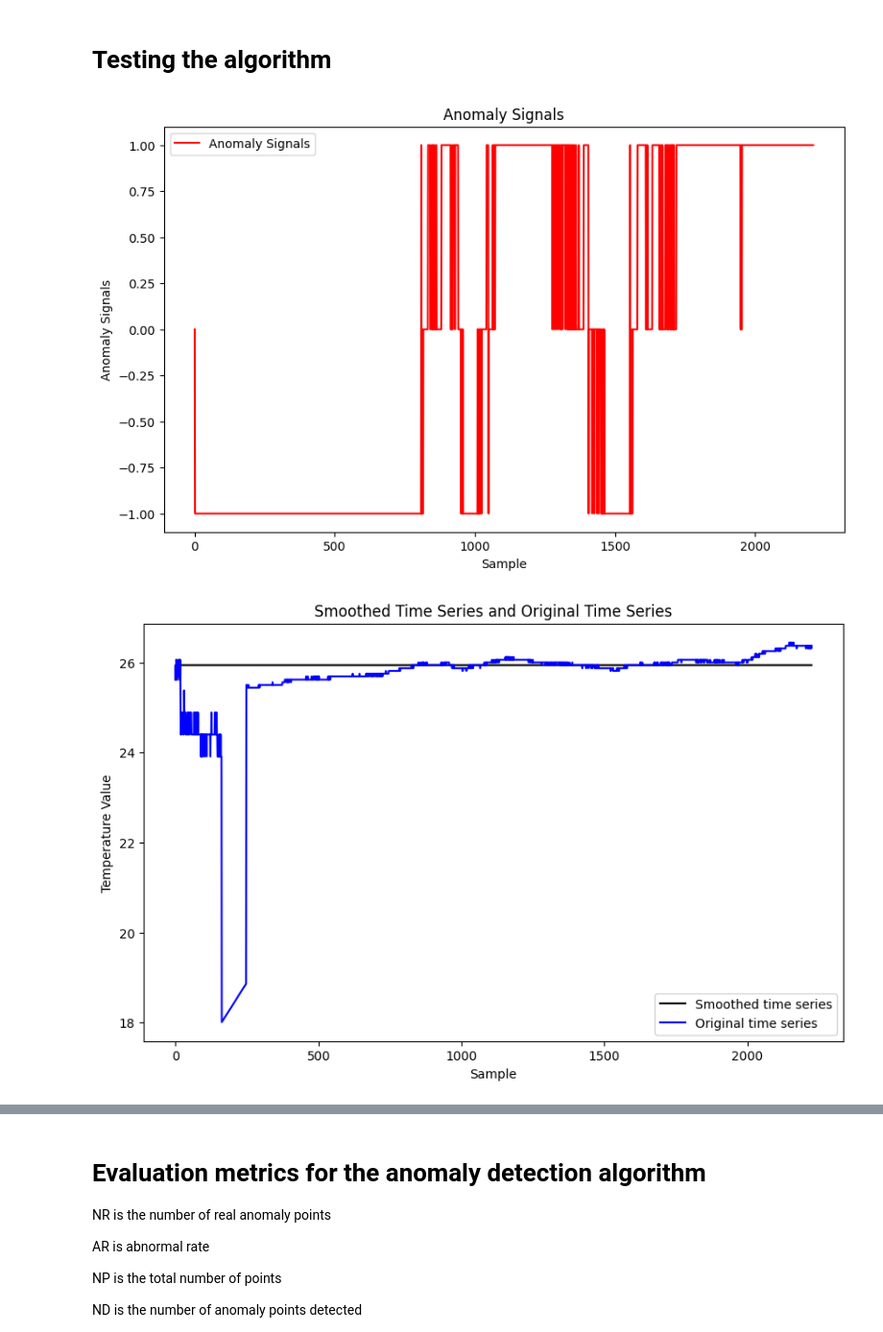
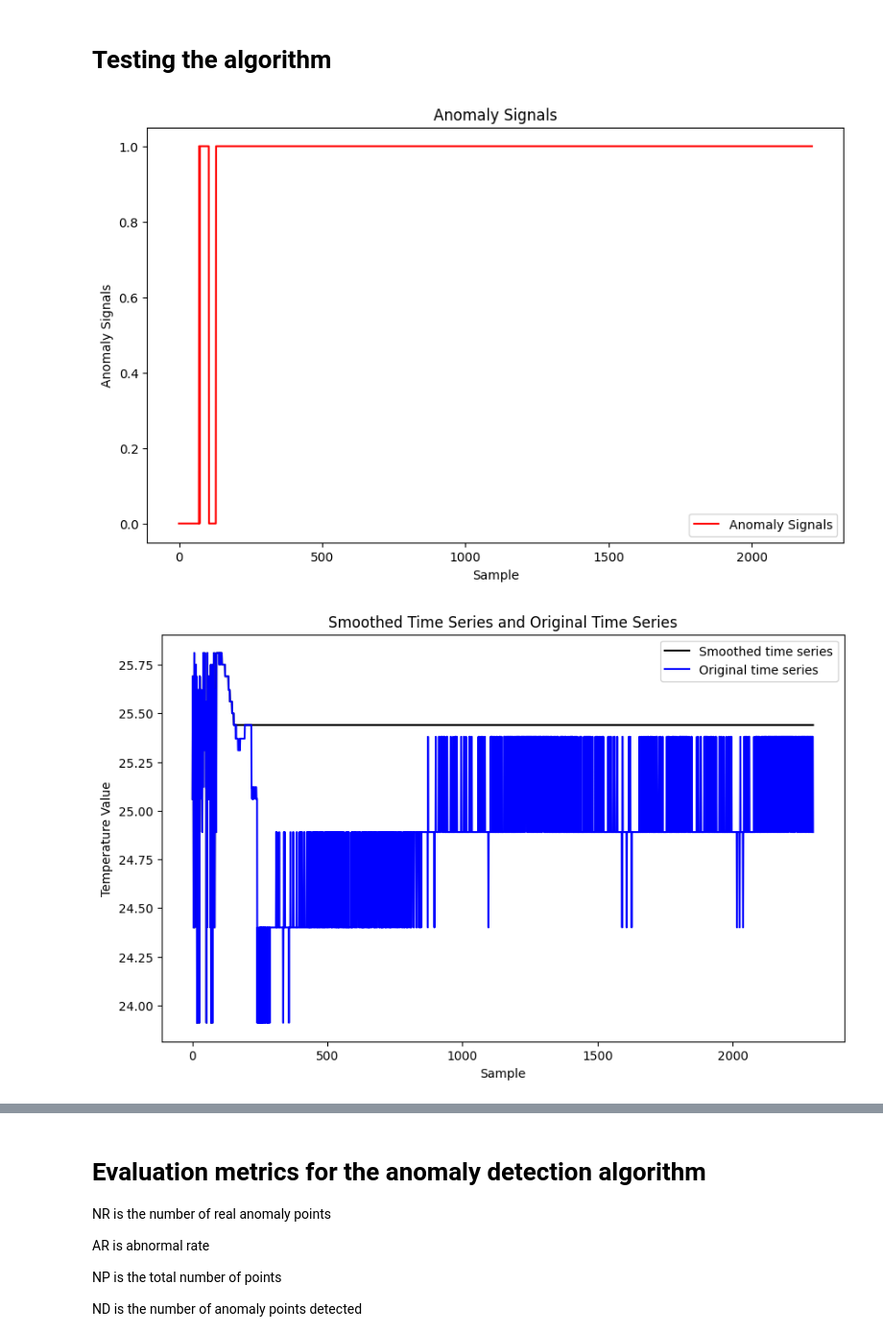
Before and after one commit to ghaidabouchaala/pfe-repo, a Jupyter notebook: temp_acq_sys/Anomaly Detection with Z-score.ipynb, the cells around one changed output, grey strips where cells are left out. Shown: that part at 96% size. Saved outputs shown, nothing was run; the diff lists cells and outputs as text; code cells hidden in the pictures.

```diff
--- a/temp_acq_sys/Anomaly Detection with Z-score.ipynb
+++ b/temp_acq_sys/Anomaly Detection with Z-score.ipynb
@@ -55,7 +55,7 @@ def smoothed_z_score(ITS, lag, S_threshold):
 
         # Step 4: Detect anomaly
         if diff_i < 0:
-            signal_i = -1  # Lower temperature outlier
+            signal_i = 1  # Lower temperature outlier
         elif 0 <= diff_i <= data_range_i:
             signal_i = 0  # No anomaly detected
         else:
@@ -132,9 +133,9 @@ def apply_algo(excel_name, m, n, threshold):
 
     return anomaly_signals,ITS_smoothed, data
 # %%
-#apply_algo('temperature_ds18b20.xlsx',10,5,5)
+apply_algo('temperature_ds18b20.xlsx',15,6,3)
 
-anomaly_signals,ITS_smoothed, data = apply_algo('temperature_lm35.xlsx',6,3,8)
+anomaly_signals,ITS_smoothed, data = apply_algo('temperature_lm35.xlsx',6,10,7)
 # %% [output]
-[figure, old version]
+[figure, new version]
-[figure, old version]
+[figure, new version]
```
Also changed, not shown: parts of 2 cells of this notebook, 13 other files.
